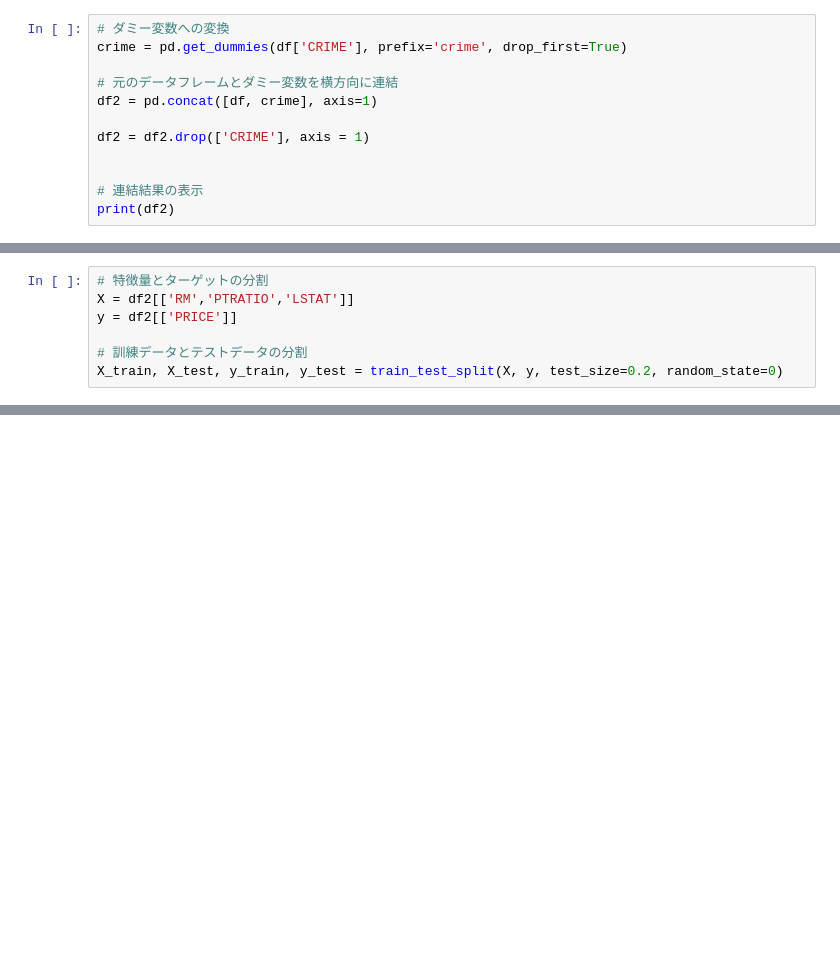
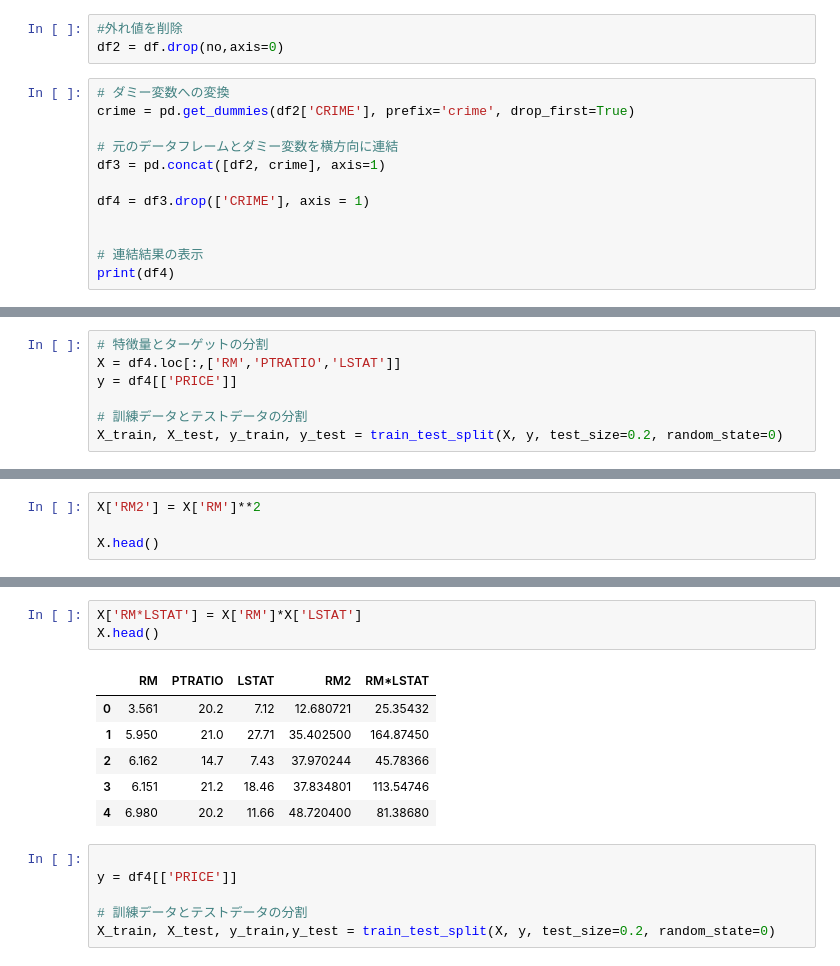
Before and after one commit to yamaguchinorimitsu/ajax_app, a Jupyter notebook: 練習７.ipynb, the cells around one changed output, grey strips where cells are left out. Cells and saved outputs as stored; diff of their text form; blank space fills up the shorter version.

```diff
--- a/練習７.ipynb
+++ b/練習７.ipynb
@@ -24,12 +33,15 @@ df.head()
+# %%
+#外れ値を削除
+df2 = df.drop(no,axis=0)
 # %%
 # ダミー変数への変換
-crime = pd.get_dummies(df['CRIME'], prefix='crime', drop_first=True)
+crime = pd.get_dummies(df2['CRIME'], prefix='crime', drop_first=True)
 
 # 元のデータフレームとダミー変数を横方向に連結
-df2 = pd.concat([df, crime], axis=1)
+df3 = pd.concat([df2, crime], axis=1)
 
-df2 = df2.drop(['CRIME'], axis = 1)
+df4 = df3.drop(['CRIME'], axis = 1)
 
 
 # 連結結果の表示
-print(df2)
+print(df4)
@@ -36,7 +109,7 @@ print(df2)
 # %%
 # 特徴量とターゲットの分割
-X = df2[['RM','PTRATIO','LSTAT']]
-y = df2[['PRICE']]
+X = df4.loc[:,['RM','PTRATIO','LSTAT']]
+y = df4[['PRICE']]
 
 # 訓練データとテストデータの分割
 X_train, X_test, y_train, y_test = train_test_split(X, y, test_size=0.2, random_state=0)
@@ -106,0 +191,4 @@ print(maxIndex, maxScore)
+# %%
+X['RM2'] = X['RM']**2
+
+X.head()
@@ -106,0 +202,16 @@ print(maxIndex, maxScore)
+# %%
+X['RM*LSTAT'] = X['RM']*X['LSTAT']
+X.head()
+# %% [output]
+|  | RM | PTRATIO | LSTAT | RM2 | RM*LSTAT |
+| 0 | 3.561 | 20.2 | 7.12 | 12.680721 | 25.35432 |
+| 1 | 5.950 | 21.0 | 27.71 | 35.402500 | 164.87450 |
+| 2 | 6.162 | 14.7 | 7.43 | 37.970244 | 45.78366 |
+| 3 | 6.151 | 21.2 | 18.46 | 37.834801 | 113.54746 |
+| 4 | 6.980 | 20.2 | 11.66 | 48.720400 | 81.38680 |
+# %%
+
+y = df4[['PRICE']]
+
+# 訓練データとテストデータの分割
+X_train, X_test, y_train,y_test = train_test_split(X, y, test_size=0.2, random_state=0)
```
Also changed, not shown: parts of 21 cells of this notebook.
